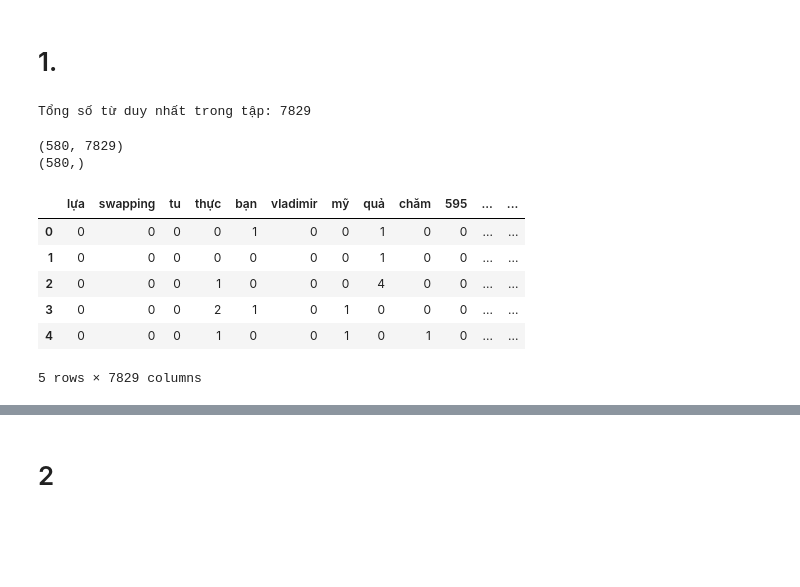
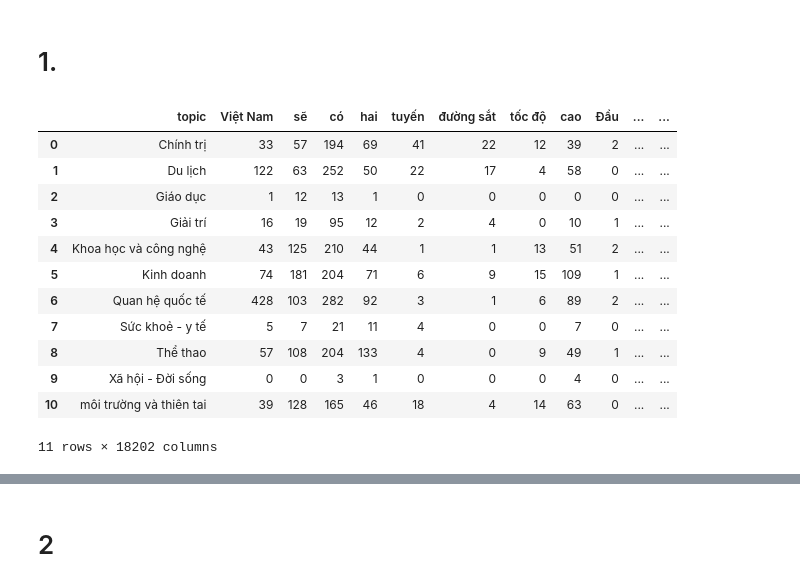
Before and after one commit to Avcuongy/NLP-Labs-UEH, a Jupyter notebook: NLP_News_CS_2025.ipynb, the cells around one changed output, grey strips where cells are left out. Cells and saved outputs as stored; diff of their text form; code cells hidden in the pictures; blank space fills up the shorter version.

```diff
--- a/NLP_News_CS_2025.ipynb
+++ b/NLP_News_CS_2025.ipynb
@@ -123,46 +120,36 @@ def pipeline(X, y, test_size: float = 0.2):
     print("Naive Bayes:\n", classification_report(y_test, pred_nb))
 # %% [markdown]
 # 1.
-# %%
-# Gộp nội dung
-df['text'] = df['title'].fillna('') + ' ' + df['content'].fillna('')
-
-# Hàm tách từ cơ bản
-def tokenize(text):
-    return re.findall(r'\b\w+\b', text.lower())
-
-# Tạo tập hợp tất cả các từ trong toàn bộ corpus
-all_words = set()
-for t in df['text']:
-    all_words.update(tokenize(t))
-
-print("Tổng số từ duy nhất trong tập:", len(all_words))
-# %% [output]
-Tổng số từ duy nhất trong tập: 7829
-# %%
-# Tạo danh sách từ điển cho từng bài
-features = []
-for text in df['text']:
-    counts = Counter(tokenize(text))
-    row = {word: counts.get(word, 0) for word in all_words}
-    features.append(row)
-
-# Tạo DataFrame đặc trưng
-X = pd.DataFrame(features).fillna(0)
-y = df['topic']
-
-print(X.shape)
-print(y.shape)
-# %% [output]
-(580, 7829)
-(580,)
-# %%
-X.head()
-# %% [output]
-|  | lựa | swapping | tu | thực | bạn | vladimir | mỹ | quả | chăm | 595 | ... | ... |
-| 0 | 0 | 0 | 0 | 0 | 1 | 0 | 0 | 1 | 0 | 0 | ... | ... |
-| 1 | 0 | 0 | 0 | 0 | 0 | 0 | 0 | 1 | 0 | 0 | ... | ... |
-| 2 | 0 | 0 | 0 | 1 | 0 | 0 | 0 | 4 | 0 | 0 | ... | ... |
-| 3 | 0 | 0 | 0 | 2 | 1 | 0 | 1 | 0 | 0 | 0 | ... | ... |
-| 4 | 0 | 0 | 0 | 1 | 0 | 0 | 1 | 0 | 1 | 0 | ... | ... |
-5 rows × 7829 columns
+# %%
+# Gộp title và content
+combined_df["text"] = combined_df["title"] + "|" + combined_df["content"]
+
+# Tách từ (tokenize bằng dấu '|') và làm sạch
+combined_df["tokens"] = combined_df["text"].apply(lambda x: [t.strip() for t in x.split("|") if t.strip()])
+
+# Gộp theo topic: gom tất cả token của các id cùng topic
+topic_tokens = combined_df.groupby("topic")["tokens"].sum()
+
+# Đếm tần suất từ mỗi topic
+topic_word_counts = {topic: Counter(tokens) for topic, tokens in topic_tokens.items()}
+
+# Biến thành DataFrame (Bag of Words matrix)
+data = pd.DataFrame(topic_word_counts).fillna(0).astype(int).T  # mỗi hàng = topic, mỗi cột = từ
+
+data = data.reset_index().rename(columns={"index": "topic"})
+
+data
+# %% [output]
+|  | topic | Việt Nam | sẽ | có | hai | tuyến | đường sắt | tốc độ | cao | Đầu | ... | ... |
+| 0 | Chính trị | 33 | 57 | 194 | 69 | 41 | 22 | 12 | 39 | 2 | ... | ... |
+| 1 | Du lịch | 122 | 63 | 252 | 50 | 22 | 17 | 4 | 58 | 0 | ... | ... |
+| 2 | Giáo dục | 1 | 12 | 13 | 1 | 0 | 0 | 0 | 0 | 0 | ... | ... |
+| 3 | Giải trí | 16 | 19 | 95 | 12 | 2 | 4 | 0 | 10 | 1 | ... | ... |
+| 4 | Khoa học và công nghệ | 43 | 125 | 210 | 44 | 1 | 1 | 13 | 51 | 2 | ... | ... |
+| 5 | Kinh doanh | 74 | 181 | 204 | 71 | 6 | 9 | 15 | 109 | 1 | ... | ... |
+| 6 | Quan hệ quốc tế | 428 | 103 | 282 | 92 | 3 | 1 | 6 | 89 | 2 | ... | ... |
+| 7 | Sức khoẻ - y tế | 5 | 7 | 21 | 11 | 4 | 0 | 0 | 7 | 0 | ... | ... |
+| 8 | Thể thao | 57 | 108 | 204 | 133 | 4 | 0 | 9 | 49 | 1 | ... | ... |
+| 9 | Xã hội - Đời sống | 0 | 0 | 3 | 1 | 0 | 0 | 0 | 4 | 0 | ... | ... |
+| 10 | môi trường và thiên tai | 39 | 128 | 165 | 46 | 18 | 4 | 14 | 63 | 0 | ... | ... |
+11 rows × 18202 columns
```
Also changed, not shown: parts of 16 cells of this notebook, 2 other files.
